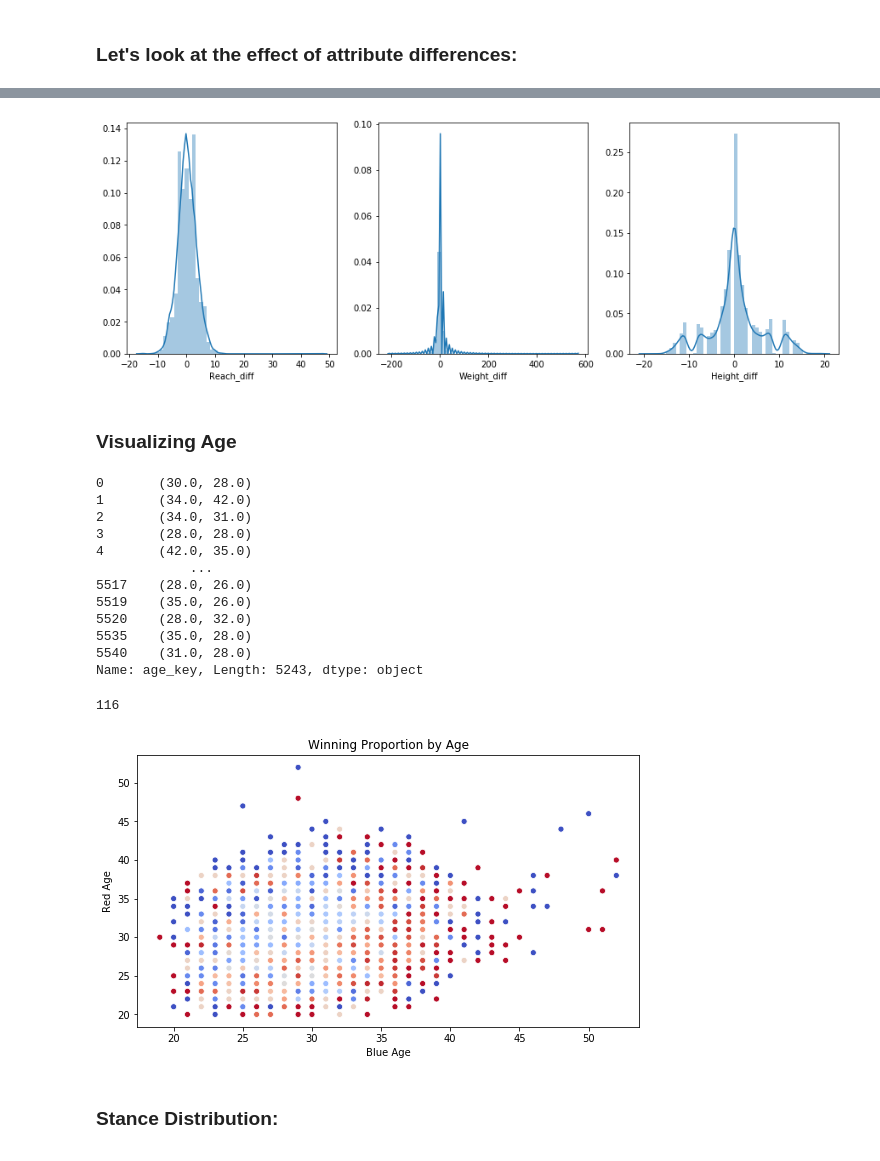
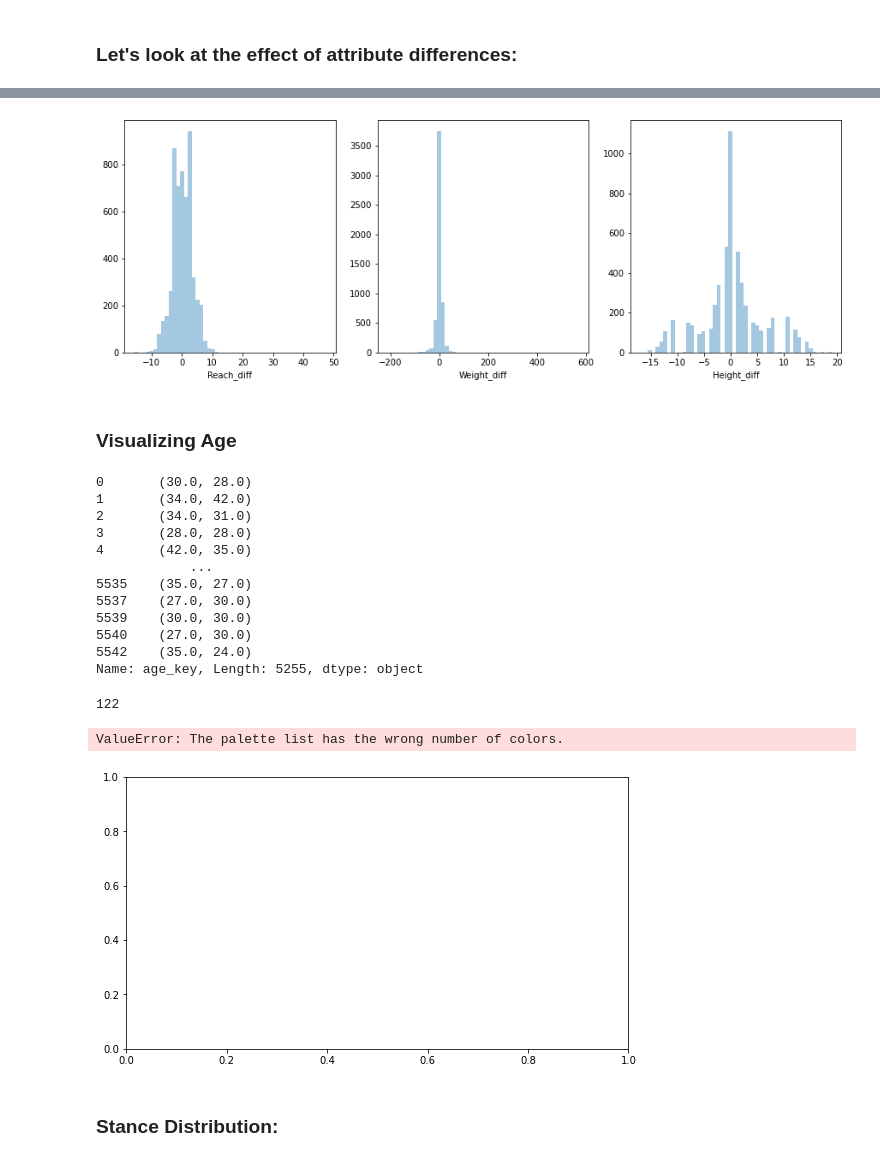
Before and after one commit to lancezeng947/UFC-Prediction, a Jupyter notebook: Models/UFC Exploratory Analysis.ipynb, the cells around one changed output, grey strips where cells are left out. Saved outputs shown, nothing was run; the diff lists cells and outputs as text; code cells hidden in the pictures.

```diff
--- a/Models/UFC Exploratory Analysis.ipynb
+++ b/Models/UFC Exploratory Analysis.ipynb
@@ -6,7 +6,7 @@ import matplotlib.pyplot as plt
 
 %matplotlib inline
 # %%
-df = pd.read_csv('Data/to_vis.csv', index_col = 0)
+df = pd.read_csv('../Data/to_vis.csv', index_col = 0)
 # %%
 df.describe()
 # %% [output]
@@ -248,9 +245,9 @@ f, ax = plt.subplots(1, 3, figsize=[15,5])
 attributes = ['Reach_diff', 'Weight_diff', 'Height_diff']
 
 for a, attr in zip(f.axes, attributes):
-    sns.distplot(df[attr], ax=a)
+    sns.distplot(df[attr], kde=False, ax=a)
 # %% [output]
-[figure, old version]
+[figure, new version]
 # %% [markdown]
 ### Visualizing Age
 # %%
@@ -268,12 +265,12 @@ age_df['age_key']
 3       (28.0, 28.0)
 4       (42.0, 35.0)
             ...
-5517    (28.0, 26.0)
-5519    (35.0, 26.0)
-5520    (28.0, 32.0)
-5535    (35.0, 28.0)
-5540    (31.0, 28.0)
-Name: age_key, Length: 5243, dtype: object
+5535    (35.0, 27.0)
+5537    (27.0, 30.0)
+5539    (30.0, 30.0)
+5540    (27.0, 30.0)
+5542    (35.0, 24.0)
+Name: age_key, Length: 5255, dtype: object
 # %%
 age_group = age_df.groupby('age_key').mean()['label']
 age_group_df = pd.DataFrame(age_group.index.tolist())
@@ -281,18 +278,19 @@ age_group_df['label'] = age_group.values
 age_group_df.columns = ['age', 'age.1', 'label']
 len(set(age_group_df['label']))
 # %% [output]
-116
+122
 # %%
 f, ax = plt.subplots(figsize=[9,5])
 
 sns.scatterplot(x = 'age', y = 'age.1', hue = 'label', data = age_group_df,
-                palette = sns.color_palette("coolwarm", 116), legend=False, ax=ax);
+                palette = sns.color_palette("coolwarm", 120), legend=False, ax=ax);
 
 ax.set_title('Winning Proportion by Age')
 ax.set_xlabel('Blue Age')
 ax.set_ylabel('Red Age');
 # %% [output]
+ValueError: The palette list has the wrong number of colors.
-[figure, old version]
+[figure, new version]
 # %% [markdown]
 ### Stance Distribution:
 # %%
```
Also changed, not shown: parts of 14 cells of this notebook, 22 other files.
